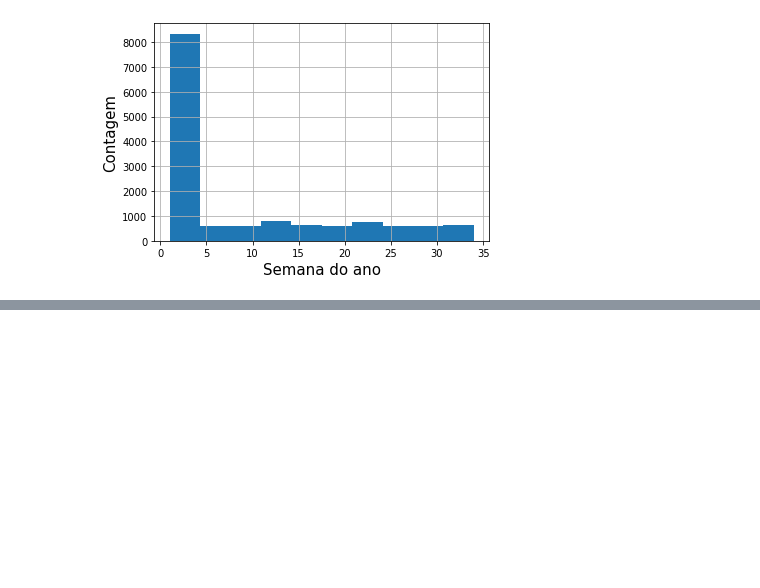
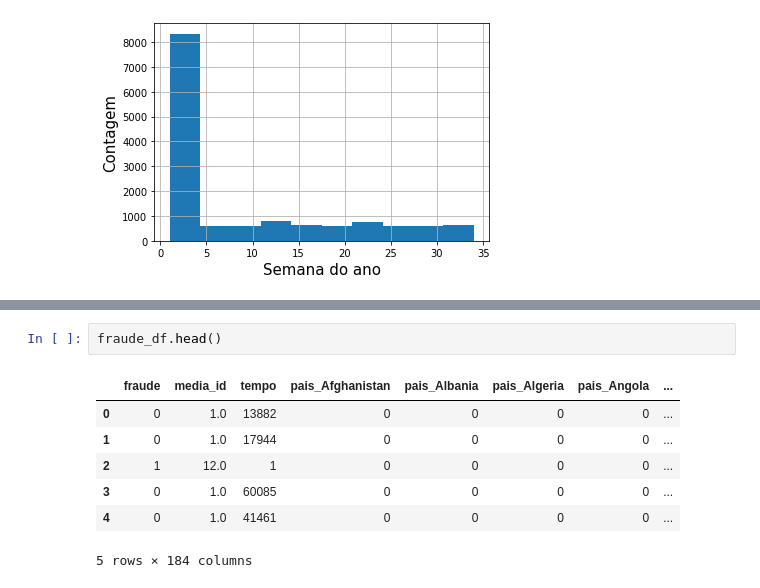
Before and after one commit to robertferro/detectando_fraude, a Jupyter notebook: 2- EDA/EDA.ipynb, the cells around one changed output, grey strips where cells are left out. Saved outputs shown, nothing was run; the diff lists cells and outputs as text; blank space fills up the shorter version.

```diff
--- a/2- EDA/EDA.ipynb
+++ b/2- EDA/EDA.ipynb
@@ -172,0 +266,10 @@ Text(0, 0.5, 'Contagem')
+# %%
+fraude_df.head()
+# %% [output]
+|  | fraude | media_id | tempo | pais_Afghanistan | pais_Albania | pais_Algeria | pais_Angola | ... |
+| 0 | 0 | 1.0 | 13882 | 0 | 0 | 0 | 0 | ... |
+| 1 | 0 | 1.0 | 17944 | 0 | 0 | 0 | 0 | ... |
+| 2 | 1 | 12.0 | 1 | 0 | 0 | 0 | 0 | ... |
+| 3 | 0 | 1.0 | 60085 | 0 | 0 | 0 | 0 | ... |
+| 4 | 0 | 1.0 | 41461 | 0 | 0 | 0 | 0 | ... |
+5 rows × 184 columns
```
Also changed, not shown: parts of 25 cells of this notebook.
